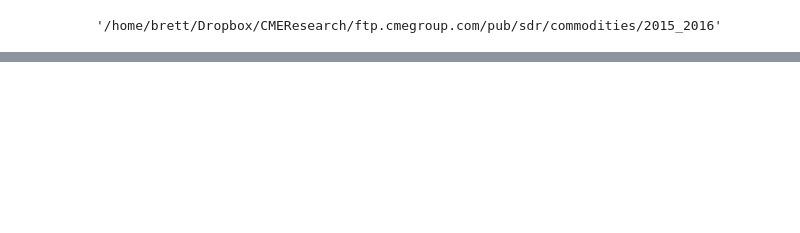
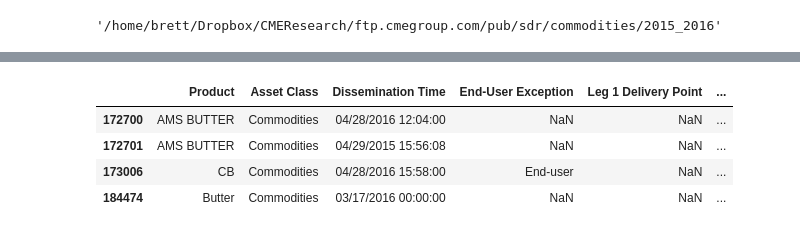
Before and after one commit to brudder003/AgResearch, a Jupyter notebook: CME_SDR_Research.ipynb, the cells around one changed output, grey strips where cells are left out. Cells and saved outputs as stored; diff of their text form; code cells hidden in the pictures; blank space fills up the shorter version.

```diff
--- a/CME_SDR_Research.ipynb
+++ b/CME_SDR_Research.ipynb
@@ -163,0 +144,4 @@ x
+# %%
+dg_prods_ags = dg_prods_ags.apply(notional, axis=1);
+# %%
+dg_prods_ags = dg_prods_ags[dg_prods_ags['Notional_Unit_br'].notnull()]
@@ -163,0 +183,2 @@ x
+# %%
+dg_prods_ags = dg_prods_ags.apply(exchangesize, axis=1);
@@ -163,0 +208,11 @@ x
+# %%
+Cocoa = dg_prods_ags[dg_prods_ags['Product_br'] == "Cocoa"]
+Corn = dg_prods_ags[dg_prods_ags['Product_br'] == "Corn"]
+AgIndex = dg_prods_ags[dg_prods_ags['Product_br'] == "AgIndex"]
+Soybean = dg_prods_ags[dg_prods_ags['Product_br'] == "Soybean"]
+Wheat = dg_prods_ags[dg_prods_ags['Product_br'] == "Wheat"]
+PalmOil = dg_prods_ags[dg_prods_ags['Product_br'] == "PalmOil"]
+Cheese = dg_prods_ags[dg_prods_ags['Product_br'] == "Cheese"]
+Milk = dg_prods_ags[dg_prods_ags['Product_br'] == "Milk"]
+Whey = dg_prods_ags[dg_prods_ags['Product_br'] == "Whey"]
+Butter = dg_prods_ags[dg_prods_ags['Product_br'] == "Butter"]
@@ -163,0 +241,8 @@ x
+# %%
+Butter.groupby('Notional_Unit_br').head(1)
+# %% [output]
+|  | Product | Asset Class | Dissemination Time | End-User Exception | Leg 1 Delivery Point | ... |
+| 172700 | AMS BUTTER | Commodities | 04/28/2016 12:04:00 | NaN | NaN | ... |
+| 172701 | AMS BUTTER | Commodities | 04/29/2015 15:56:08 | NaN | NaN | ... |
+| 173006 | CB | Commodities | 04/28/2016 15:58:00 | End-user | NaN | ... |
+| 184474 | Butter | Commodities | 03/17/2016 00:00:00 | NaN | NaN | ... |
```
Also changed, not shown: parts of 33 cells of this notebook.
